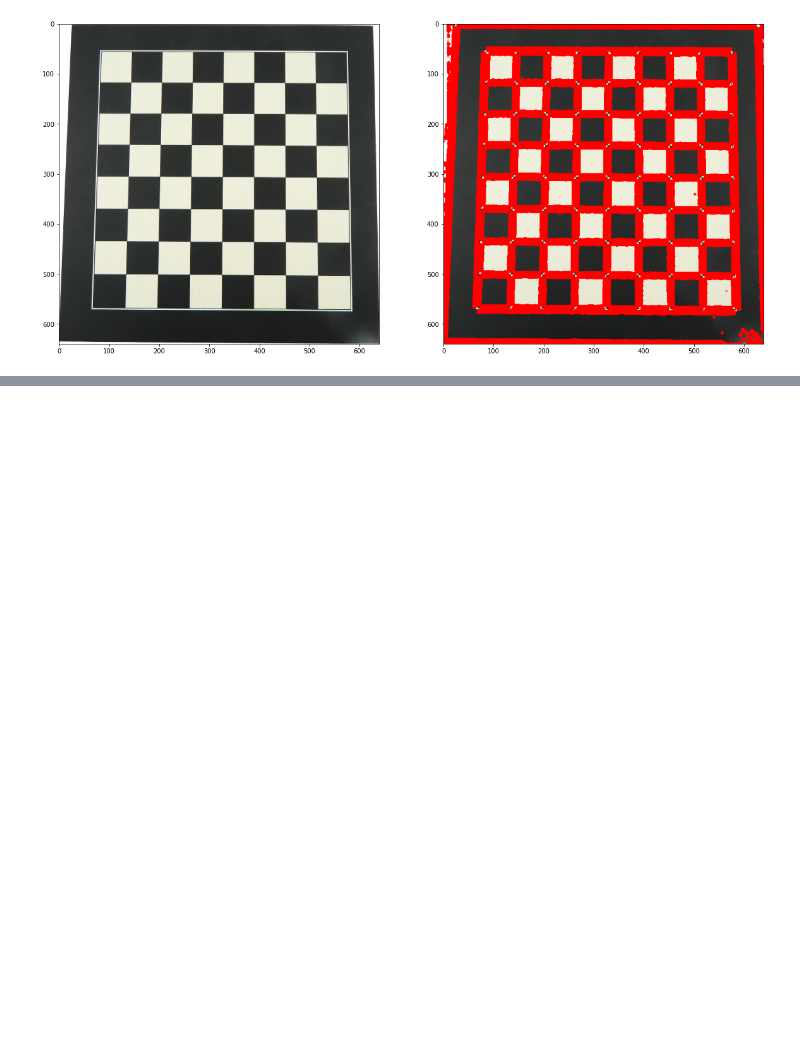
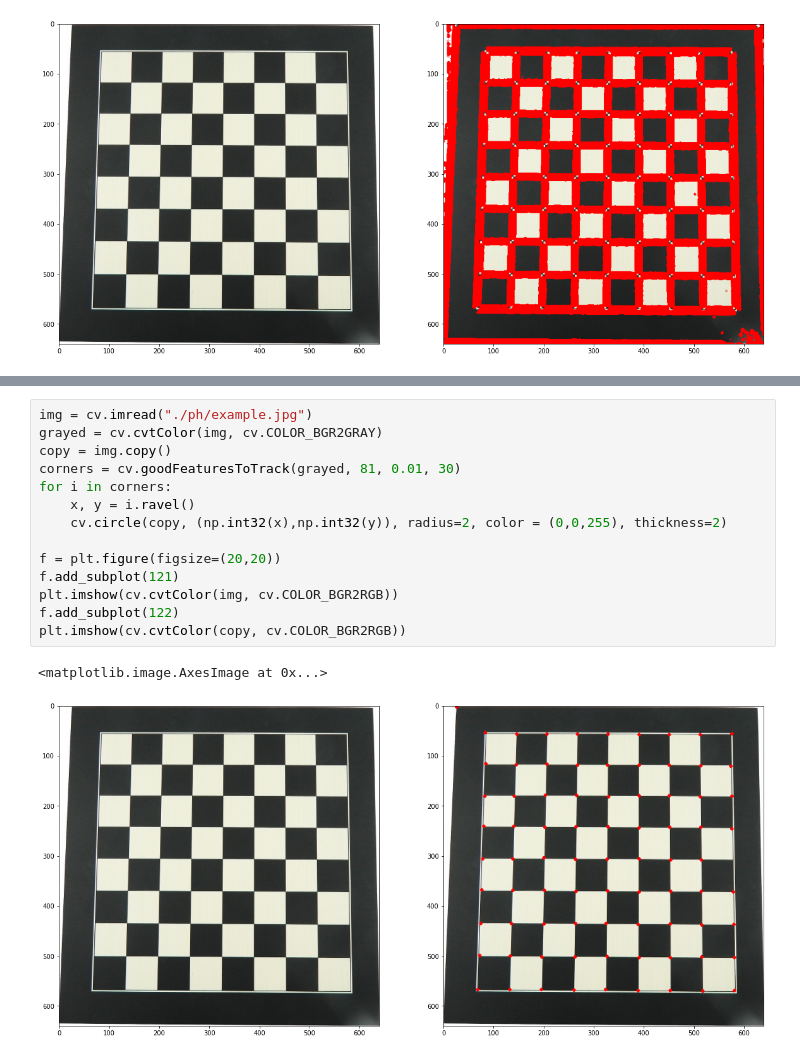
Before and after one commit to preciselyV/masteringComputerVision, a Jupyter notebook: classic/features.ipynb, the cells around one changed output, grey strips where cells are left out. Saved outputs shown, nothing was run; the diff lists cells and outputs as text; blank space fills up the shorter version.

Commit message:
some algos examples were zabotani

```diff
--- a/classic/features.ipynb
+++ b/classic/features.ipynb
@@ -100,0 +110,17 @@ plt.imshow(cv.cvtColor(img, cv.COLOR_BGR2RGB))
+# %%
+img = cv.imread("./ph/example.jpg")
+grayed = cv.cvtColor(img, cv.COLOR_BGR2GRAY)
+copy = img.copy()
+corners = cv.goodFeaturesToTrack(grayed, 81, 0.01, 30)
+for i in corners:
+    x, y = i.ravel()
+    cv.circle(copy, (np.int32(x),np.int32(y)), radius=2, color = (0,0,255), thickness=2)
+
+f = plt.figure(figsize=(20,20))
+f.add_subplot(121)
+plt.imshow(cv.cvtColor(img, cv.COLOR_BGR2RGB))
+f.add_subplot(122)
+plt.imshow(cv.cvtColor(copy, cv.COLOR_BGR2RGB))
+# %% [output]
+<matplotlib.image.AxesImage at 0x...>
+[figure, added]
```
Also changed, not shown: parts of 7 cells of this notebook.
